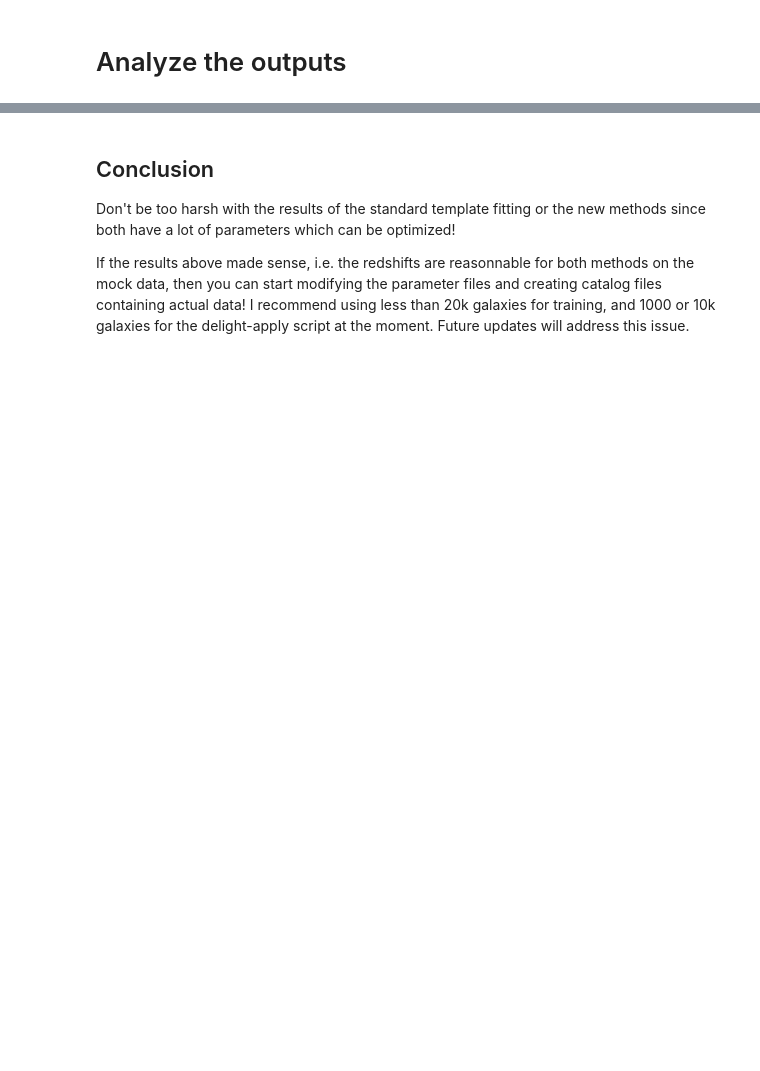
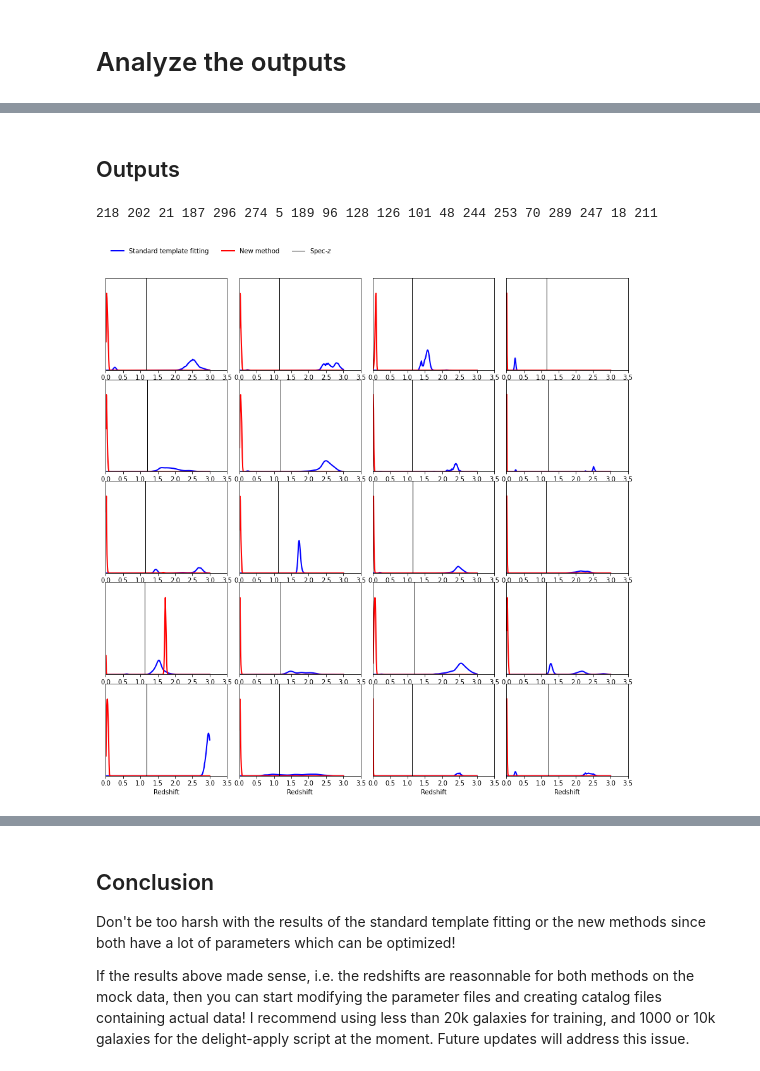
Before and after one commit to ixkael/Delight, a Jupyter notebook: desc-dc2/runbychunk_delight_descdc2.ipynb, the cells around one changed output, grey strips where cells are left out. Cells and saved outputs as stored; diff of their text form; code cells hidden in the pictures; blank space fills up the shorter version.

Commit message:
plot of delight output

```diff
--- a/desc-dc2/runbychunk_delight_descdc2.ipynb
+++ b/desc-dc2/runbychunk_delight_descdc2.ipynb
@@ -129,0 +280,4 @@ for idx_file in range(1,NCHUNKS+1):
+# %%
+configdatafilename=configFileList[idx_sel]
+# %%
+params = parseParamFile(configdatafilename, verbose=True)
@@ -129,0 +322,2 @@ for idx_file in range(1,NCHUNKS+1):
+# %% [markdown]
+## Outputs
@@ -129,0 +368,44 @@ for idx_file in range(1,NCHUNKS+1):
+# %%
+# Load the PDF files
+metricscww = np.loadtxt(params['metricsFile'])
+metrics = np.loadtxt(params['metricsFileTemp'])
+# Those of the indices of the true, mean, stdev, map, and map_std redshifts.
+i_zt, i_zm, i_std_zm, i_zmap, i_std_zmap = 0, 1, 2, 3, 4
+i_ze = i_zm
+i_std_ze = i_std_zm
+
+pdfs = np.loadtxt(params['redshiftpdfFile'])
+pdfs_cww = np.loadtxt(params['redshiftpdfFileTemp'])
+pdfatZ_cww = metricscww[:, 5] / pdfs_cww.max(axis=1)
+pdfatZ = metrics[:, 5] / pdfs.max(axis=1)
+nobj = pdfatZ.size
+#pdfs /= pdfs.max(axis=1)[:, None]
+#pdfs_cww /= pdfs_cww.max(axis=1)[:, None]
+pdfs /= np.trapz(pdfs, x=redshiftGrid, axis=1)[:, None]
+pdfs_cww /= np.trapz(pdfs_cww, x=redshiftGrid, axis=1)[:, None]
+# %%
+ncol = 4
+fig, axs = plt.subplots(5, ncol, figsize=(12, 12), sharex=False, sharey=False)
+axs = axs.ravel()
+z = fluxredshifts[:, redshiftColumn]
+sel = np.random.choice(nobj, axs.size, replace=False)
+lw = 2
+for ik in range(axs.size):
+    k = sel[ik]
+    print(k, end=" ")
+    axs[ik].plot(redshiftGrid, pdfs_cww[k, :],lw=lw,color='b' ,label='Standard template fitting')# c="#2ecc71",
+    axs[ik].plot(redshiftGrid, pdfs[k, :], lw=lw, color="r",label='New method')  #, c="#3498db"
+    axs[ik].axvline(fluxredshifts[k, redshiftColumn], c="k", lw=1, label=r'Spec-$z$')
+    ymax = np.max(np.concatenate((pdfs[k, :], pdfs_cww[k, :])))
+    axs[ik].set_ylim([0, ymax*1.2])
+    axs[ik].set_xlim([0, 3.1])
+    axs[ik].set_yticks([])
+    axs[ik].set_xticks([0.0, 0.5, 1, 1.5, 2, 2.5, 3, 3.5])
+for i in range(ncol):
+    axs[-i-1].set_xlabel('Redshift', fontsize=10)
+axs[0].legend(ncol=3, frameon=False, loc='upper left', bbox_to_anchor=(0.0, 1.4))
+fig.tight_layout()
+fig.subplots_adjust(wspace=0.1, hspace=0.1, top=0.96)
+# %% [output]
+218 202 21 187 296 274 5 189 96 128 126 101 48 244 253 70 289 247 18 211
+[figure, added]
```
Also changed, not shown: parts of 29 cells of this notebook, 1 other file.
